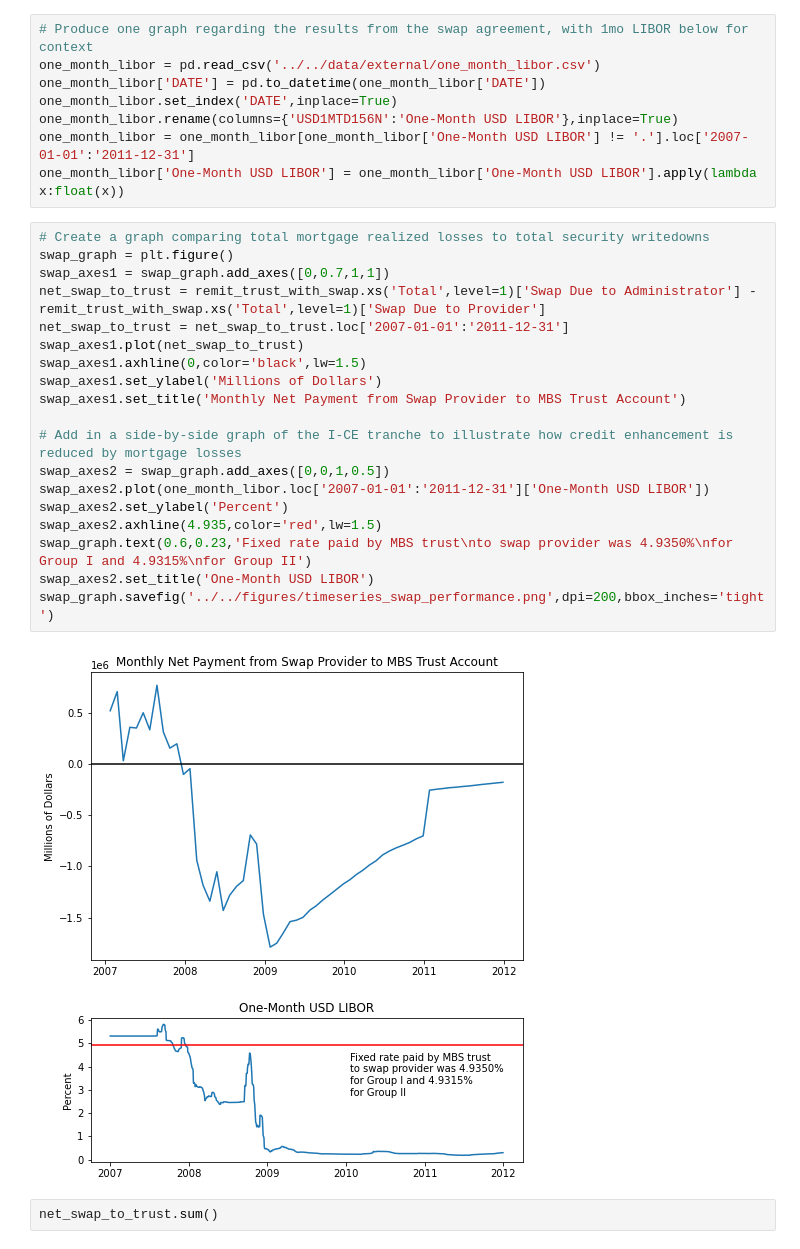
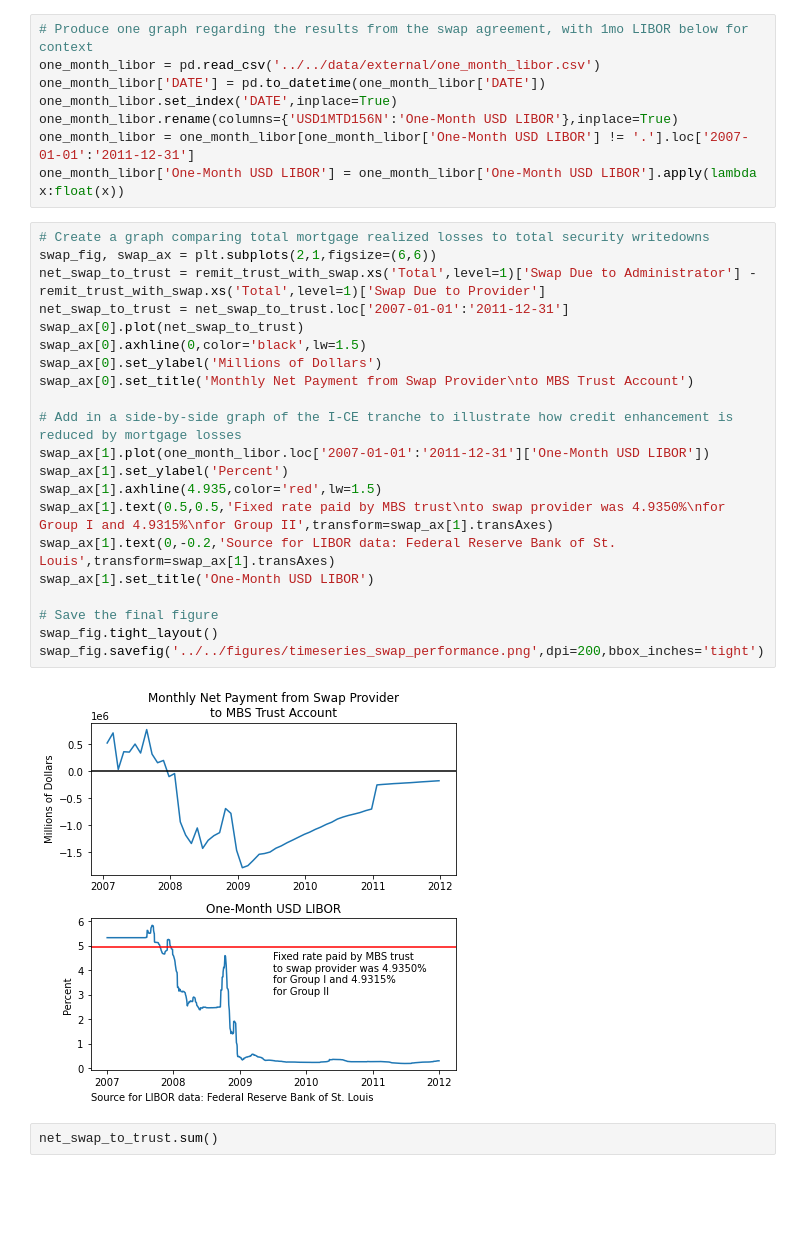
Before and after one commit to alexblumenfeld/mbs-postmortem, a Jupyter notebook: code/analysis/calcs_for_report.ipynb, the cells around one changed output. Saved outputs shown, nothing was run; the diff lists cells and outputs as text; blank space fills up the shorter version.

```diff
--- a/code/analysis/calcs_for_report.ipynb
+++ b/code/analysis/calcs_for_report.ipynb
@@ -344,25 +341,27 @@ one_month_libor = one_month_libor[one_month_libor['One-Month USD LIBOR'] != '.']
 one_month_libor['One-Month USD LIBOR'] = one_month_libor['One-Month USD LIBOR'].apply(lambda x:float(x))
 # %%
 # Create a graph comparing total mortgage realized losses to total security writedowns
-swap_graph = plt.figure()
-swap_axes1 = swap_graph.add_axes([0,0.7,1,1])
+swap_fig, swap_ax = plt.subplots(2,1,figsize=(6,6))
 net_swap_to_trust = remit_trust_with_swap.xs('Total',level=1)['Swap Due to Administrator'] - remit_trust_with_swap.xs('Total',level=1)['Swap Due to Provider']
 net_swap_to_trust = net_swap_to_trust.loc['2007-01-01':'2011-12-31']
-swap_axes1.plot(net_swap_to_trust)
-swap_axes1.axhline(0,color='black',lw=1.5)
-swap_axes1.set_ylabel('Millions of Dollars')
-swap_axes1.set_title('Monthly Net Payment from Swap Provider to MBS Trust Account')
+swap_ax[0].plot(net_swap_to_trust)
+swap_ax[0].axhline(0,color='black',lw=1.5)
+swap_ax[0].set_ylabel('Millions of Dollars')
+swap_ax[0].set_title('Monthly Net Payment from Swap Provider\nto MBS Trust Account')
 
 # Add in a side-by-side graph of the I-CE tranche to illustrate how credit enhancement is reduced by mortgage losses
-swap_axes2 = swap_graph.add_axes([0,0,1,0.5])
-swap_axes2.plot(one_month_libor.loc['2007-01-01':'2011-12-31']['One-Month USD LIBOR'])
-swap_axes2.set_ylabel('Percent')
-swap_axes2.axhline(4.935,color='red',lw=1.5)
-swap_graph.text(0.6,0.23,'Fixed rate paid by MBS trust\nto swap provider was 4.9350%\nfor Group I and 4.9315%\nfor Group II')
-swap_axes2.set_title('One-Month USD LIBOR')
-swap_graph.savefig('../../figures/timeseries_swap_performance.png',dpi=200,bbox_inches='tight')
+swap_ax[1].plot(one_month_libor.loc['2007-01-01':'2011-12-31']['One-Month USD LIBOR'])
+swap_ax[1].set_ylabel('Percent')
+swap_ax[1].axhline(4.935,color='red',lw=1.5)
+swap_ax[1].text(0.5,0.5,'Fixed rate paid by MBS trust\nto swap provider was 4.9350%\nfor Group I and 4.9315%\nfor Group II',transform=swap_ax[1].transAxes)
+swap_ax[1].text(0,-0.2,'Source for LIBOR data: Federal Reserve Bank of St. Louis',transform=swap_ax[1].transAxes)
+swap_ax[1].set_title('One-Month USD LIBOR')
+
+# Save the final figure
+swap_fig.tight_layout()
+swap_fig.savefig('../../figures/timeseries_swap_performance.png',dpi=200,bbox_inches='tight')
 # %% [output]
-[figure, old version]
+[figure, new version]
 # %%
 net_swap_to_trust.sum()
 # %% [output]
```
Also changed, not shown: parts of 3 cells of this notebook, 38 other files.
